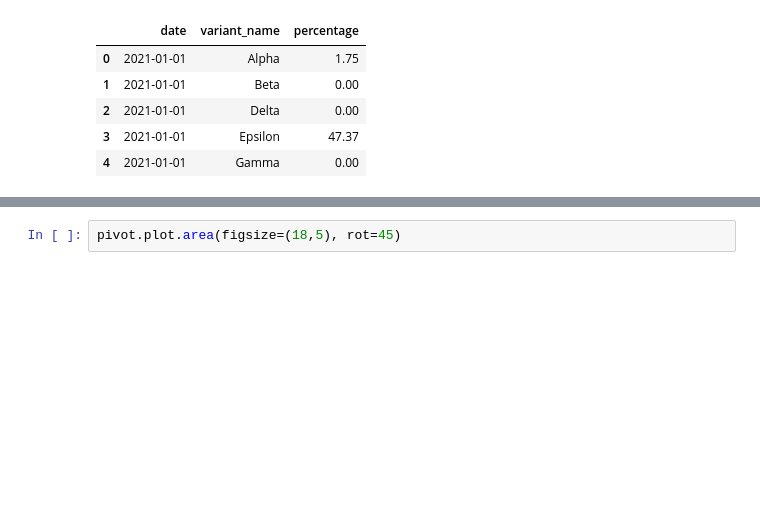
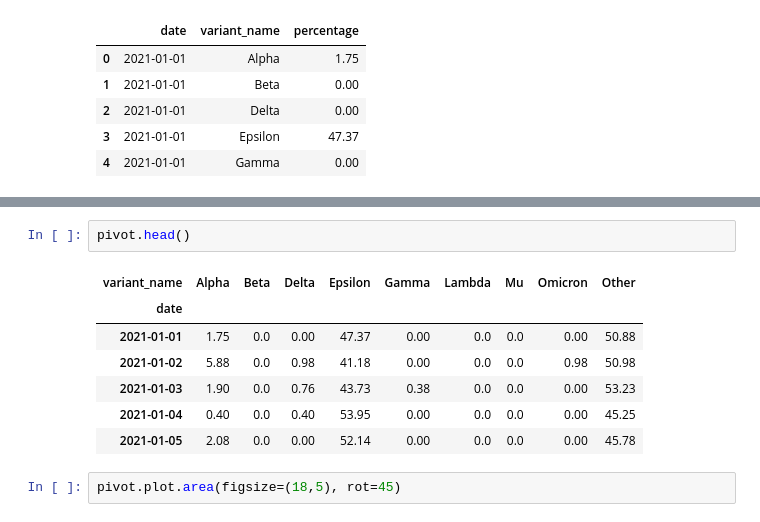
Before and after one commit to blarson007/covid, a Jupyter notebook: SIR Model - Fit to Covid Data.ipynb, the cells around one changed output, grey strips where cells are left out. Saved outputs shown, nothing was run; the diff lists cells and outputs as text; blank space fills up the shorter version.

```diff
--- a/SIR Model - Fit to Covid Data.ipynb
+++ b/SIR Model - Fit to Covid Data.ipynb
@@ -237,3 +243,13 @@ pivot = grouped_variants.pivot(index='date', columns='variant_name', values='per
+# %%
+pivot.head()
+# %% [output]
+| variant_name | Alpha | Beta | Delta | Epsilon | Gamma | Lambda | Mu | Omicron | Other |
+| date |  |  |  |  |  |  |  |  |  |
+| 2021-01-01 | 1.75 | 0.0 | 0.00 | 47.37 | 0.00 | 0.0 | 0.0 | 0.00 | 50.88 |
+| 2021-01-02 | 5.88 | 0.0 | 0.98 | 41.18 | 0.00 | 0.0 | 0.0 | 0.98 | 50.98 |
+| 2021-01-03 | 1.90 | 0.0 | 0.76 | 43.73 | 0.38 | 0.0 | 0.0 | 0.00 | 53.23 |
+| 2021-01-04 | 0.40 | 0.0 | 0.40 | 53.95 | 0.00 | 0.0 | 0.0 | 0.00 | 45.25 |
+| 2021-01-05 | 2.08 | 0.0 | 0.00 | 52.14 | 0.00 | 0.0 | 0.0 | 0.00 | 45.78 |
 # %%
 pivot.plot.area(figsize=(18,5), rot=45)
 # %% [output]
```
Also changed, not shown: parts of 11 cells of this notebook.
